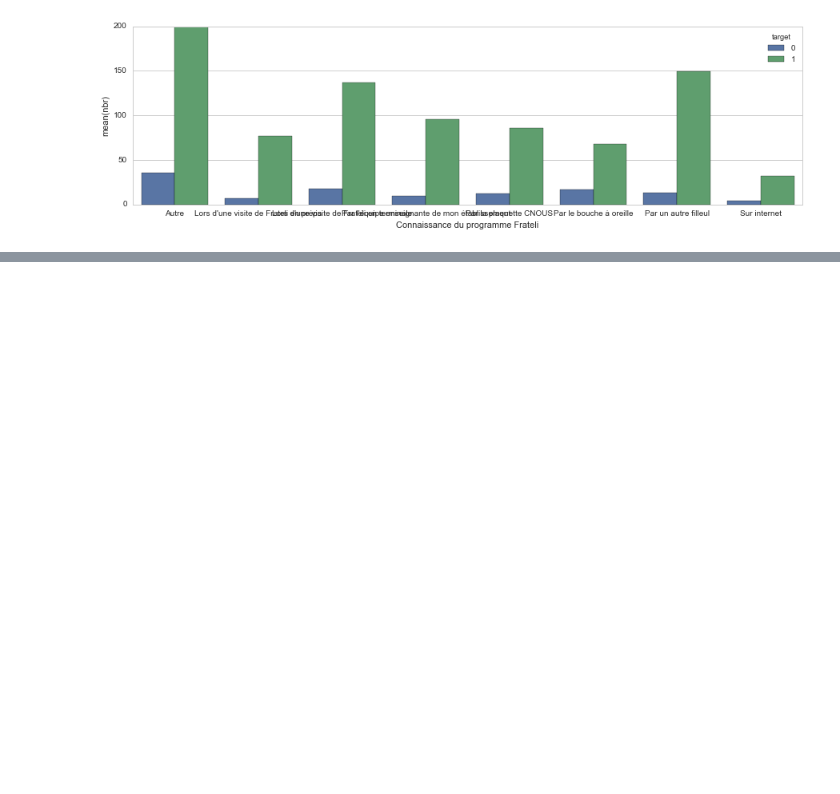
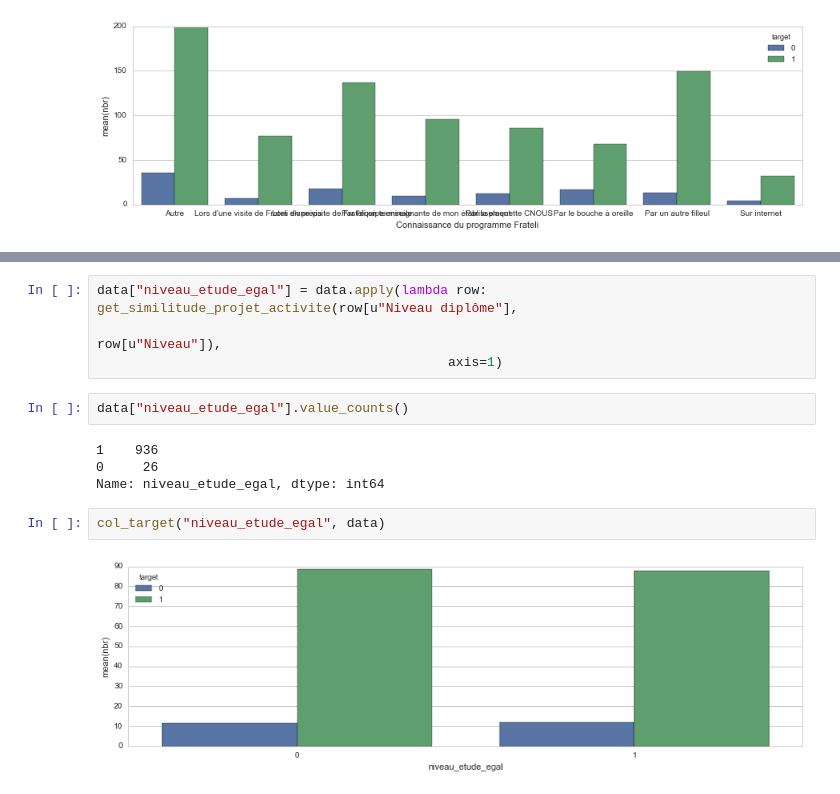
Before and after one commit to dataforgoodfr/batch-1_frateli, a Jupyter notebook: notebook/Explore_merging.ipynb, the cells around one changed output, grey strips where cells are left out. Saved outputs shown, nothing was run; the diff lists cells and outputs as text; blank space fills up the shorter version.

Commit message:
Adding analysis Etude

```diff
--- a/notebook/Explore_merging.ipynb
+++ b/notebook/Explore_merging.ipynb
@@ -434,0 +466,14 @@ col_target_q("Connaissance du programme Frateli", data)
+# %%
+data["niveau_etude_egal"] = data.apply(lambda row: get_similitude_projet_activite(row[u"Niveau diplôme"],
+                                                                                        row[u"Niveau"]),
+                                             axis=1)
+# %%
+data["niveau_etude_egal"].value_counts()
+# %% [output]
+1    936
+0     26
+Name: niveau_etude_egal, dtype: int64
+# %%
+col_target("niveau_etude_egal", data)
+# %% [output]
+[figure, added]
```
Also changed, not shown: parts of 13 cells of this notebook.
